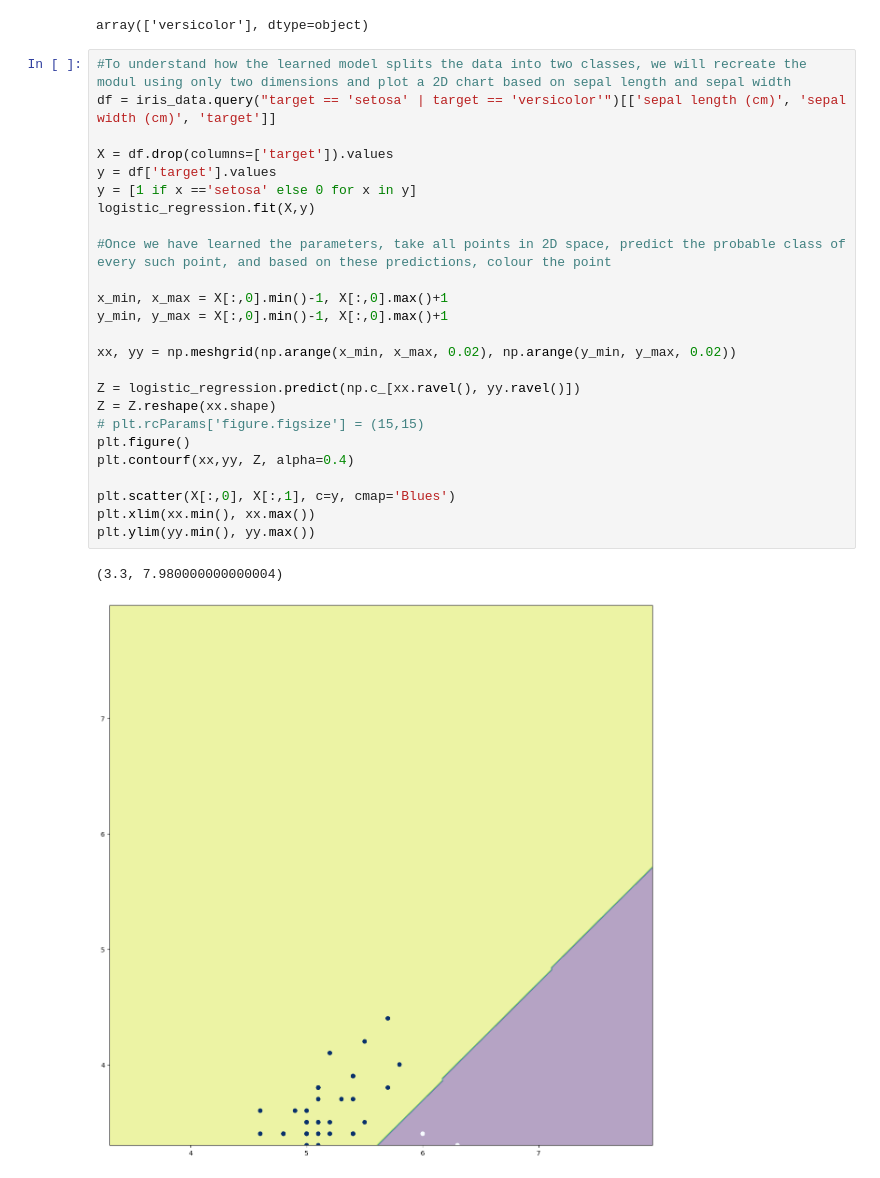
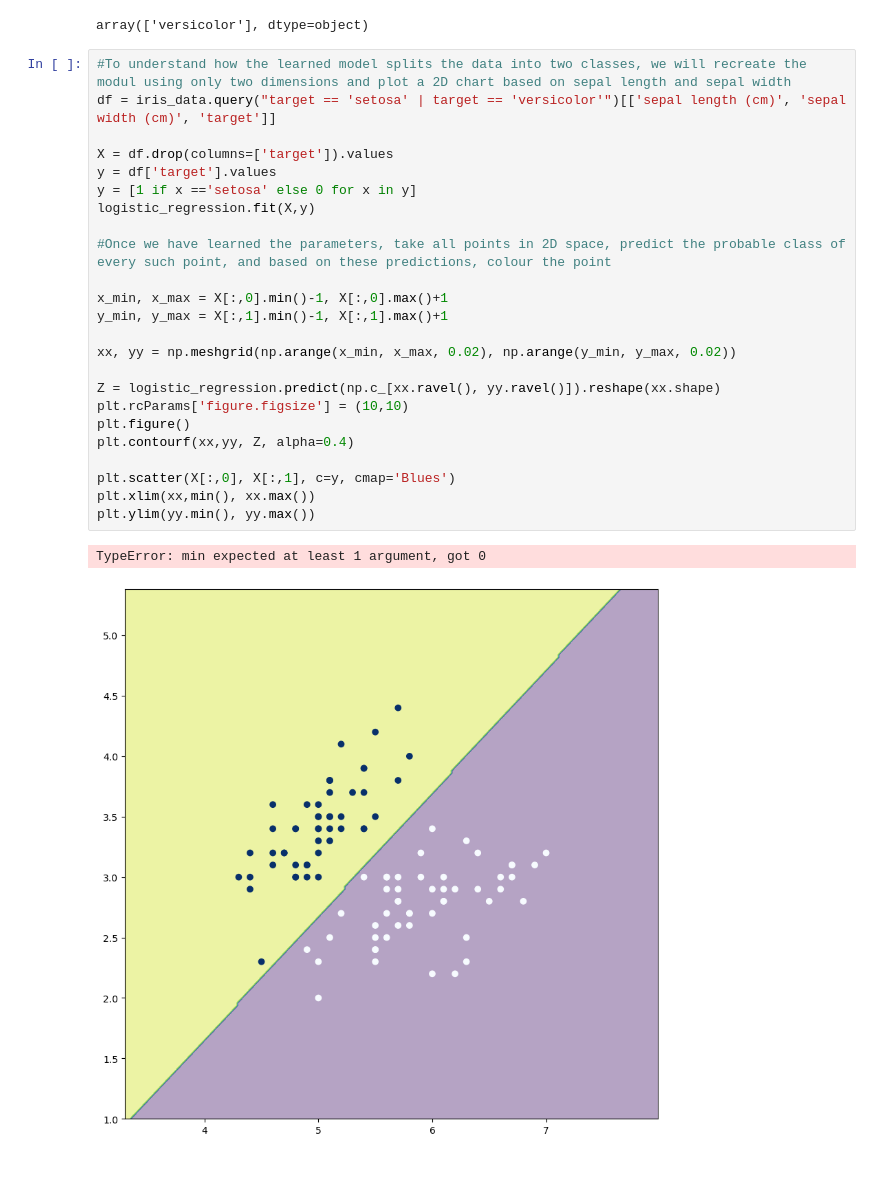
Before and after one commit to adamlewy3/Python-Projects, a Jupyter notebook: 7.2 Logistic Regression.ipynb, the cells around one changed output. Cells and saved outputs as stored; diff of their text form.

```diff
--- a/7.2 Logistic Regression.ipynb
+++ b/7.2 Logistic Regression.ipynb
@@ -90,28 +89,27 @@ array(['versicolor'], dtype=object)
 # %%
 #To understand how the learned model splits the data into two classes, we will recreate the modul using only two dimensions and plot a 2D chart based on sepal length and sepal width
 df = iris_data.query("target == 'setosa' | target == 'versicolor'")[['sepal length (cm)', 'sepal width (cm)', 'target']]
 
 X = df.drop(columns=['target']).values
 y = df['target'].values
 y = [1 if x =='setosa' else 0 for x in y]
 logistic_regression.fit(X,y)
 
 #Once we have learned the parameters, take all points in 2D space, predict the probable class of every such point, and based on these predictions, colour the point
 
 x_min, x_max = X[:,0].min()-1, X[:,0].max()+1
-y_min, y_max = X[:,0].min()-1, X[:,0].max()+1
+y_min, y_max = X[:,1].min()-1, X[:,1].max()+1
 
 xx, yy = np.meshgrid(np.arange(x_min, x_max, 0.02), np.arange(y_min, y_max, 0.02))
 
-Z = logistic_regression.predict(np.c_[xx.ravel(), yy.ravel()])
-Z = Z.reshape(xx.shape)
-# plt.rcParams['figure.figsize'] = (15,15)
+Z = logistic_regression.predict(np.c_[xx.ravel(), yy.ravel()]).reshape(xx.shape)
+plt.rcParams['figure.figsize'] = (10,10)
 plt.figure()
 plt.contourf(xx,yy, Z, alpha=0.4)
 
 plt.scatter(X[:,0], X[:,1], c=y, cmap='Blues')
-plt.xlim(xx.min(), xx.max())
+plt.xlim(xx,min(), xx.max())
 plt.ylim(yy.min(), yy.max())
 # %% [output]
-(3.3, 7.980000000000004)
+TypeError: min expected at least 1 argument, got 0
-[figure, old version]
+[figure, new version]
```
Also changed, not shown: parts of 1 cell of this notebook, 2 other files.
